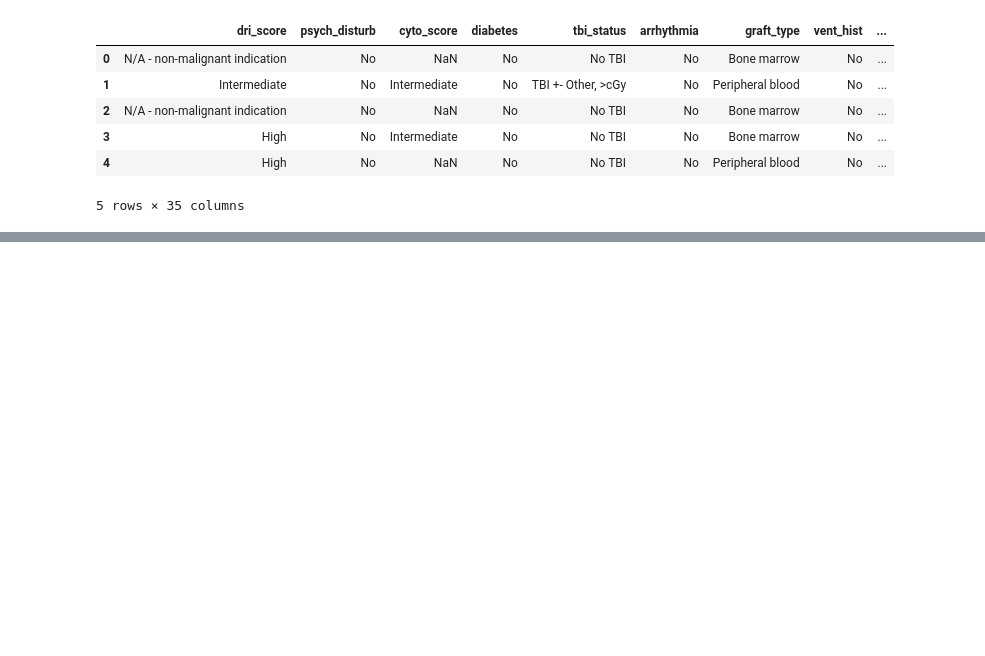
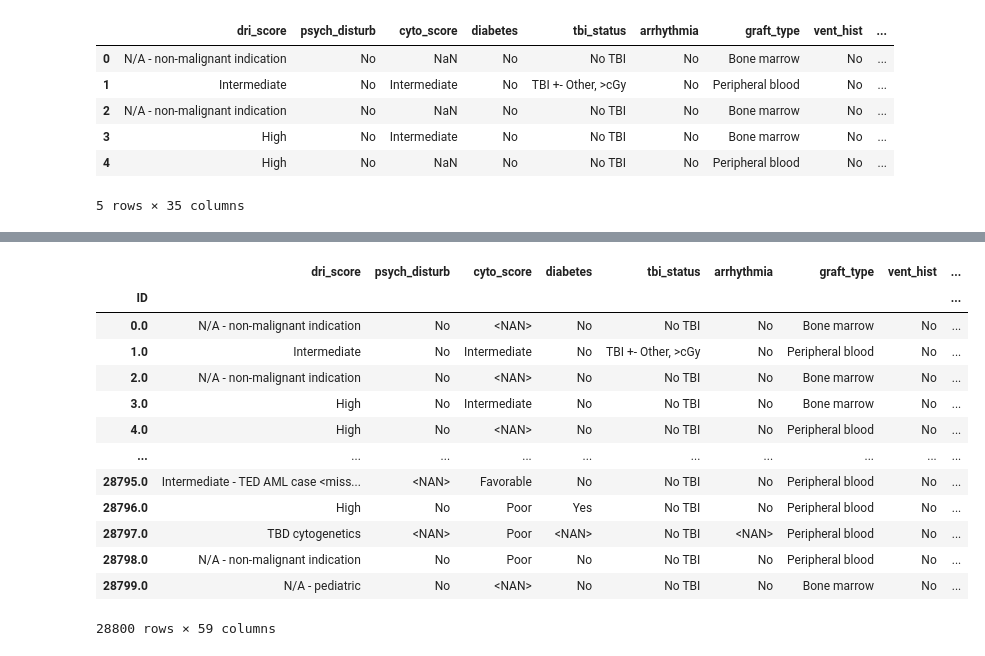
Before and after one commit to tgwtorres/CIBMTR, a Jupyter notebook: Scripts/DataPreprocessing.ipynb, the cells around one changed output, grey strips where cells are left out. Cells and saved outputs as stored; diff of their text form; code cells hidden in the pictures; blank space fills up the shorter version.

```diff
--- a/Scripts/DataPreprocessing.ipynb
+++ b/Scripts/DataPreprocessing.ipynb
@@ -210,8 +259,10 @@ Therefore, we decided to employ KNN (similarity based) imputer on all the variab
 hla_columns = [col for col in trainData_num.columns if col.startswith('hla_')]
 hla_data = trainData_num[hla_columns]
 
+hla_columns_test = [col for col in testData.columns if col.startswith('hla_')]
+
 # Initialize the KNNImputer
-imputer = KNNImputer(n_neighbors=5, weights="distance")
+imputer = KNNImputer(n_neighbors=3, weights="distance")
 
 # Apply the KNNImputer
 hla_imputed = imputer.fit_transform(hla_data)
@@ -279,0 +351,26 @@ trainData_cat.head()
+# %%
+trainData_cat_copy = trainData_cat.copy()
+# %%
+import math
+
+n_cols = 2
+n_plots = len(trainData_cat_copy.columns)
+n_rows = math.ceil(n_plots / n_cols)
+fig, axes = plt.subplots(n_rows, n_cols, figsize=(15, 10 * n_rows))
+axes = axes.flatten()
+
+for i, cols in enumerate(trainData_cat_copy.columns):
+    trainData_cat_copy[cols].fillna("<NAN>", inplace=True)
+    testData[cols].fillna("<NAN>", inplace=True)
+    sns.countplot(data=trainData_cat_copy, x=cols, ax=axes[i])
+    axes[i].set_title(cols)
+    axes[i].tick_params(axis='x', rotation=90)
+
+for j in range(i + 1, len(axes)):
+    fig.delaxes(axes[j])
+
+# Adjust layout for better spacing
+plt.tight_layout()
+
+# Show the plot
+plt.show()
@@ -279,0 +379,6 @@ trainData_cat.head()
+# %%
+print(trainData_cat_copy.isnull().sum())
+print("\n")
+print(trainData_num_copy.isnull().sum())
+
+trainData = pd.concat([trainData_cat_copy, trainData_num_copy], axis=1)
@@ -279,0 +403,17 @@ trainData_cat.head()
+# %%
+trainData.set_index('ID')
+# %% [output]
+|  | dri_score | psych_disturb | cyto_score | diabetes | tbi_status | arrhythmia | graft_type | vent_hist | ... |
+| ID |  |  |  |  |  |  |  |  | ... |
+| 0.0 | N/A - non-malignant indication | No | <NAN> | No | No TBI | No | Bone marrow | No | ... |
+| 1.0 | Intermediate | No | Intermediate | No | TBI +- Other, >cGy | No | Peripheral blood | No | ... |
+| 2.0 | N/A - non-malignant indication | No | <NAN> | No | No TBI | No | Bone marrow | No | ... |
+| 3.0 | High | No | Intermediate | No | No TBI | No | Bone marrow | No | ... |
+| 4.0 | High | No | <NAN> | No | No TBI | No | Peripheral blood | No | ... |
+| ... | ... | ... | ... | ... | ... | ... | ... | ... | ... |
+| 28795.0 | Intermediate - TED AML case <miss... | <NAN> | Favorable | No | No TBI | No | Peripheral blood | No | ... |
+| 28796.0 | High | No | Poor | Yes | No TBI | No | Peripheral blood | No | ... |
+| 28797.0 | TBD cytogenetics | <NAN> | Poor | <NAN> | No TBI | <NAN> | Peripheral blood | No | ... |
+| 28798.0 | N/A - non-malignant indication | No | Poor | No | No TBI | No | Peripheral blood | No | ... |
+| 28799.0 | N/A - pediatric | No | <NAN> | No | No TBI | No | Bone marrow | No | ... |
+28800 rows × 59 columns
```
Also changed, not shown: parts of 13 cells of this notebook, 3 other files.
